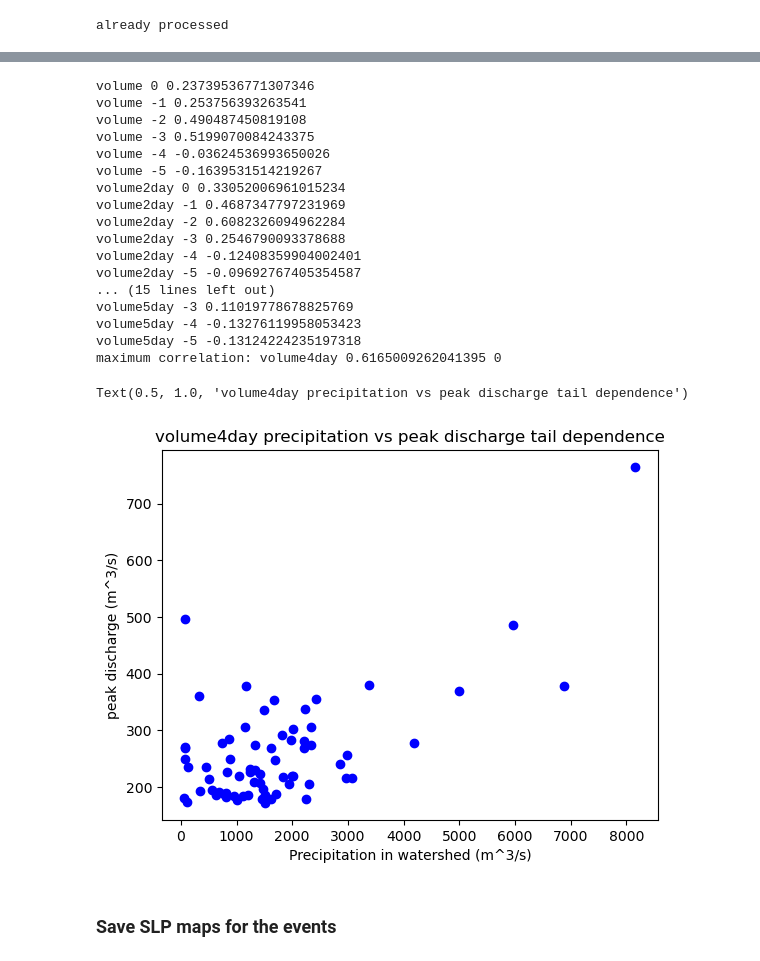
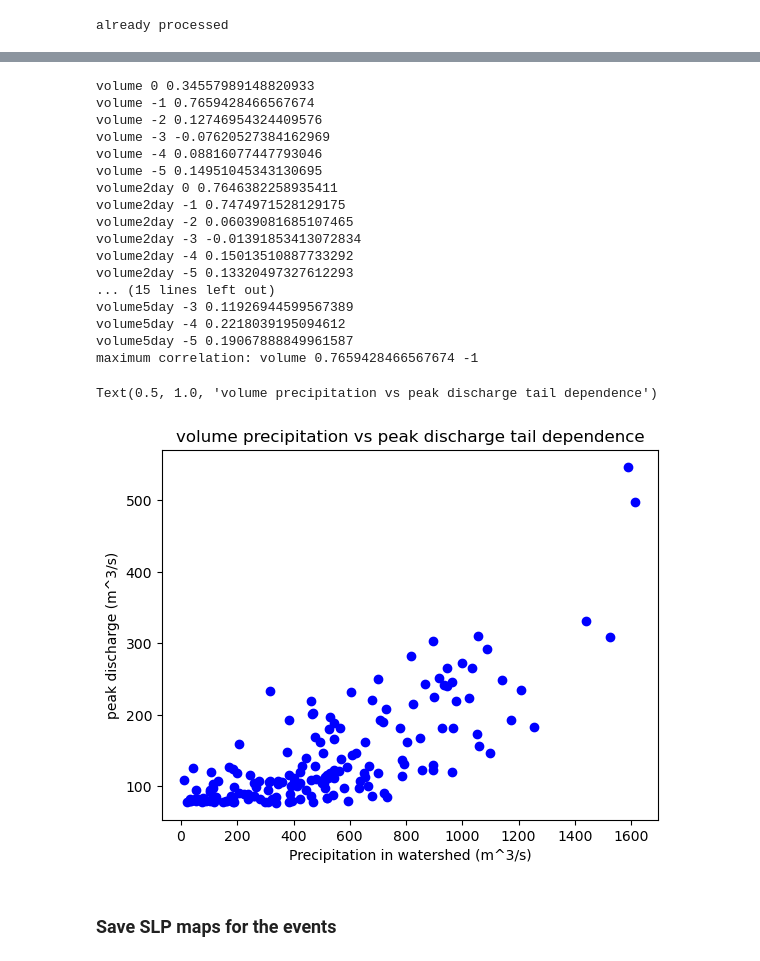
Before and after one commit to zappag/FLORA, a Jupyter notebook: explore.ipynb, the cells around one changed output, grey strips where cells are left out. Drawn from its saved outputs; the diff is of its cells as text; code cells hidden in the pictures.

```diff
--- a/explore.ipynb
+++ b/explore.ipynb
@@ -37,7 +37,7 @@ QUESTIONS:
 EFASDIR_HIST="/home/zappa/work_big/EFAS"
 
 # Name Pattern of EFAS data, * reflects different years
-watershed='timis'
+watershed='panaro'
 tres='day'
 #
 # path of efas data masked for watershed
@@ -603,8 +603,8 @@ def find_maximum_correlation(xds_precip,xds_hazard,time_start = None, time_end =
     return vn_max, corr_max, lag_max
 
 # scatter of volume precipitation vs peak discharge
-time_start_xcorr="1993-01-01"
-time_end_xcorr="2020-12-31"
+time_start_xcorr="1992-01-02"
+time_end_xcorr="2022-12-31"
 lags=[0, -1, -2, -3, -4, -5]
 vol_max, corr_max, lag_max = find_maximum_correlation(xds_pr_ws_ms,xds_hazard,time_start_xcorr,time_end_xcorr,lags)
 print('maximum correlation:',vol_max, corr_max, lag_max)
@@ -651,54 +651,60 @@ def find_maximum_correlation_events(xds_precip,xds_hazard,events,lags):
     corr_max=0
     vn_max = None
     lag_max = None
 
     # select events
     hazard_ts=xds_hazard[hazard_name].sel(time=events['max_time'].values,method='nearest')
     for vn in volume_names:
         for lag in lags:
             # shift precipitation based on lag
             precip_shift=xds_precip[vn].sel(time=(events['max_time']+pd.Timedelta(days=lag)).values,method='nearest')
             corr=np.corrcoef(precip_shift.values,hazard_ts.values)[0,1]
             print(vn,lag,corr)
             if corr>corr_max:
                 corr_max=corr
                 vn_max=vn
                 lag_max=lag
     return vn_max, corr_max, lag_max
 
 
+# subset events based on time range available for both EMO and EFAS
+subset_emo=(df_events['max_time']>=time_start_xcorr) & (df_events['max_time']<=time_end_xcorr)
+df_events4emo=df_events[subset_emo]
+
 lags=[0, -1, -2, -3, -4, -5]
-vol_max, corr_max, lag_max = find_maximum_correlation_events(xds_pr_ws_ms,xds_hazard,df_events,lags)
+vol_max, corr_max, lag_max = find_maximum_correlation_events(xds_pr_ws_ms,xds_hazard,df_events4emo,lags)
 print('maximum correlation:',vol_max, corr_max, lag_max)
 
-xds_hazard_tail=xds_hazard.sel(time=df_events['max_time'].values,method='nearest')
-xds_pr_ws_ms_shift=xds_pr_ws_ms.sel(time=(df_events['max_time']+pd.Timedelta(days=lag_max)).values,method='nearest')
+
+# plot scatter plot of most correlated variables
+xds_hazard_tail=xds_hazard.sel(time=df_events4emo['max_time'].values,method='nearest')
+xds_pr_ws_ms_shift=xds_pr_ws_ms.sel(time=(df_events4emo['max_time']+pd.Timedelta(days=lag_max)).values,method='nearest')
 
 plt.figure()
 plt.scatter(xds_pr_ws_ms_shift[vol_max].values, xds_hazard_tail[disname].values, marker='o', color='blue')
 plt.xlabel('Precipitation in watershed (m^3/s)')
 plt.ylabel('peak discharge (m^3/s)')
 plt.title(f'{vol_max} precipitation vs peak discharge tail dependence')
 # %% [output]
-volume 0 0.23739536771307346
-volume -1 0.253756393263541
-volume -2 0.490487450819108
-volume -3 0.5199070084243375
-volume -4 -0.03624536993650026
-volume -5 -0.1639531514219267
-volume2day 0 0.33052006961015234
-volume2day -1 0.4687347797231969
-volume2day -2 0.6082326094962284
-volume2day -3 0.2546790093378688
-volume2day -4 -0.12408359904002401
-volume2day -5 -0.09692767405354587
+volume 0 0.34557989148820933
+volume -1 0.7659428466567674
+volume -2 0.12746954324409576
+volume -3 -0.07620527384162969
+volume -4 0.08816077447793046
+volume -5 0.14951045343130695
+volume2day 0 0.7646382258935411
+volume2day -1 0.7474971528129175
+volume2day -2 0.06039081685107465
+volume2day -3 -0.01391853413072834
+volume2day -4 0.15013510887733292
+volume2day -5 0.13320497327612293
 ... (15 lines left out)
-volume5day -3 0.11019778678825769
-volume5day -4 -0.13276119958053423
-volume5day -5 -0.13124224235197318
-maximum correlation: volume4day 0.6165009262041395 0
+volume5day -3 0.11926944599567389
+volume5day -4 0.2218039195094612
+volume5day -5 0.19067888849961587
+maximum correlation: volume 0.7659428466567674 -1
-Text(0.5, 1.0, 'volume4day precipitation vs peak discharge tail dependence')
+Text(0.5, 1.0, 'volume precipitation vs peak discharge tail dependence')
-[figure, old version]
+[figure, new version]
 # %% [markdown]
 ### Save SLP maps for the events
 # %%
```
Also changed, not shown: parts of 9 cells of this notebook.
